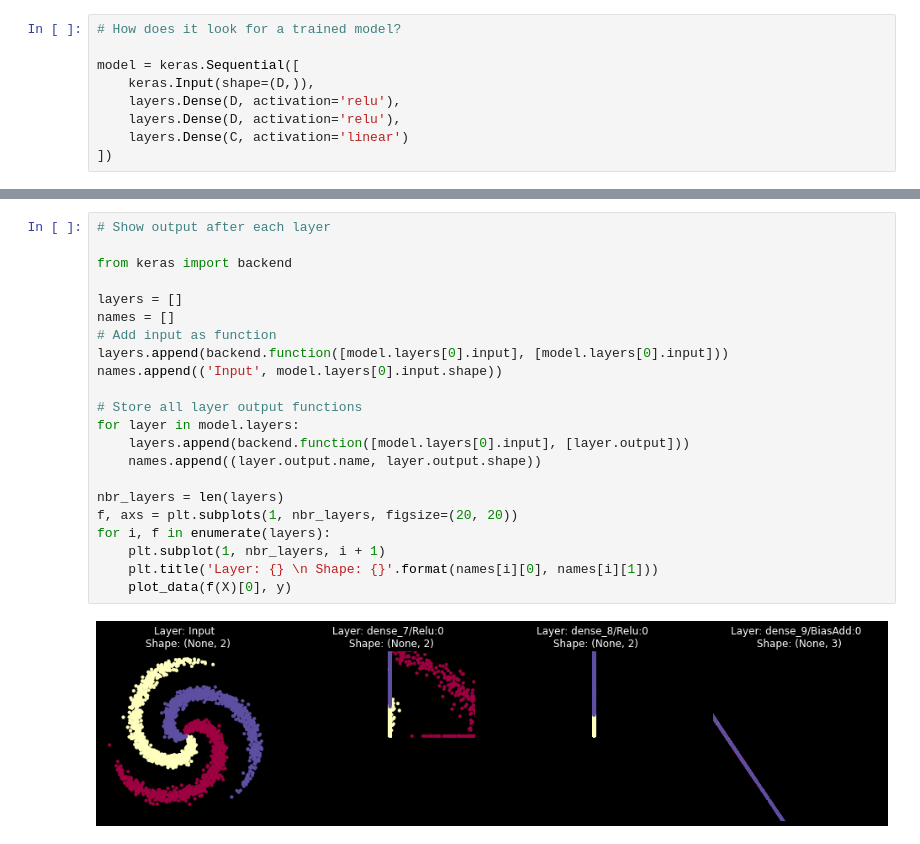
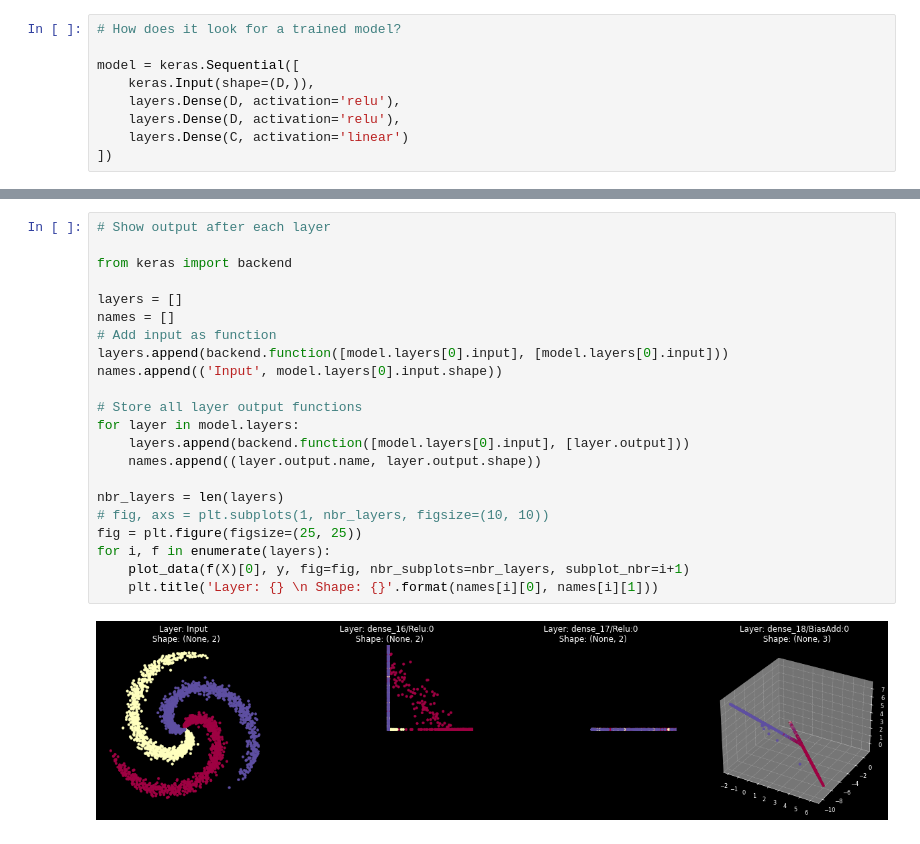
Before and after one commit to AllaVinner/JL-ML, a Jupyter notebook: visualization.ipynb, the cells around one changed output, grey strips where cells are left out. Cells and saved outputs as stored; diff of their text form.

```diff
--- a/visualization.ipynb
+++ b/visualization.ipynb
@@ -200,24 +226,24 @@ plot_model(model, X,  y)
 # %%
 # Show output after each layer
 
 from keras import backend
 
 layers = []
 names = []
 # Add input as function
 layers.append(backend.function([model.layers[0].input], [model.layers[0].input]))
 names.append(('Input', model.layers[0].input.shape))
 
 # Store all layer output functions
 for layer in model.layers:
     layers.append(backend.function([model.layers[0].input], [layer.output]))
     names.append((layer.output.name, layer.output.shape))
 
 nbr_layers = len(layers)
-f, axs = plt.subplots(1, nbr_layers, figsize=(20, 20))
+# fig, axs = plt.subplots(1, nbr_layers, figsize=(10, 10))
+fig = plt.figure(figsize=(25, 25))
 for i, f in enumerate(layers):
-    plt.subplot(1, nbr_layers, i + 1)
+    plot_data(f(X)[0], y, fig=fig, nbr_subplots=nbr_layers, subplot_nbr=i+1)
     plt.title('Layer: {} \n Shape: {}'.format(names[i][0], names[i][1]))
-    plot_data(f(X)[0], y)
 # %% [output]
-[figure, old version]
+[figure, new version]
```
Also changed, not shown: parts of 8 cells of this notebook, 1 other file.
